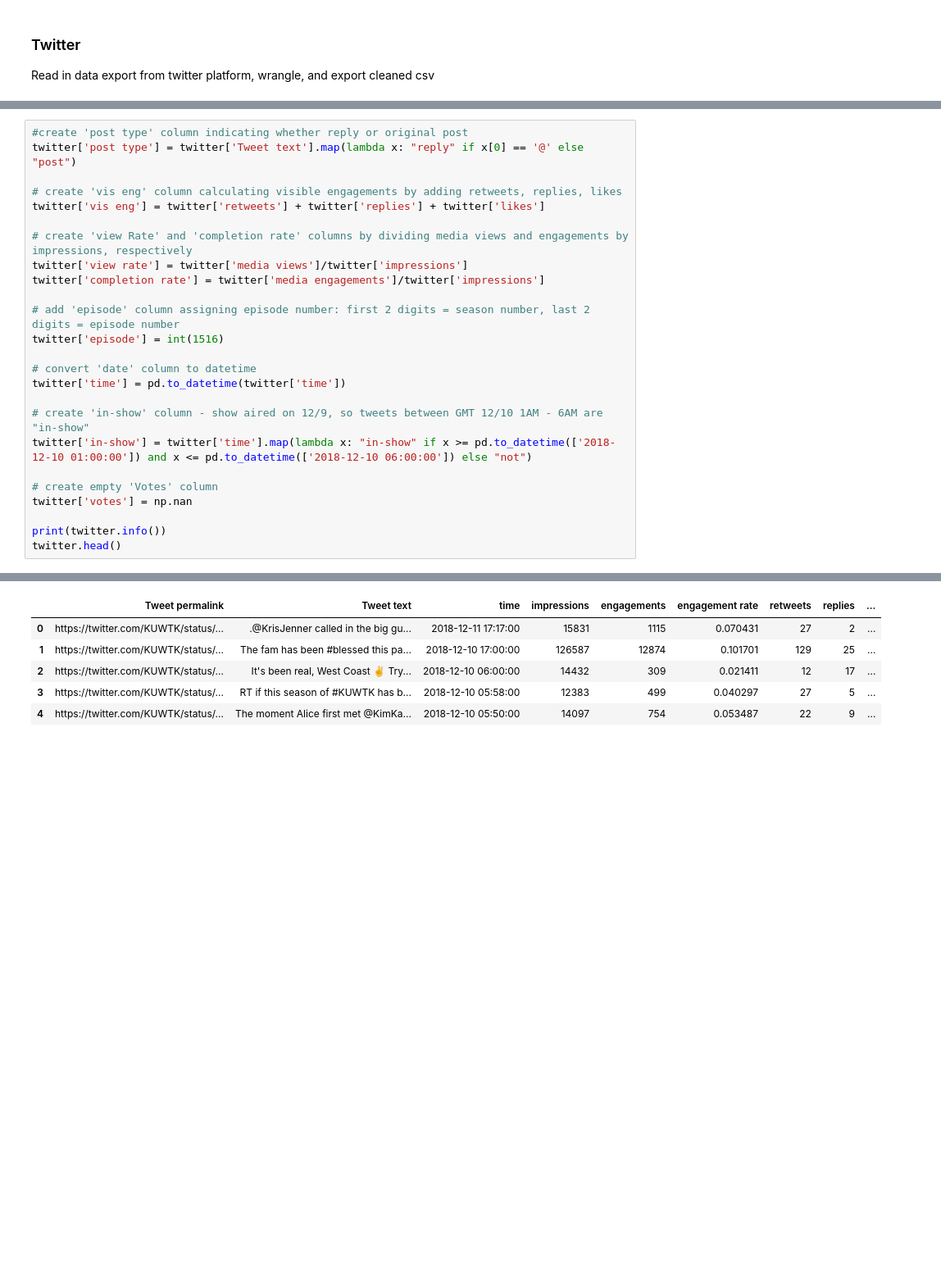
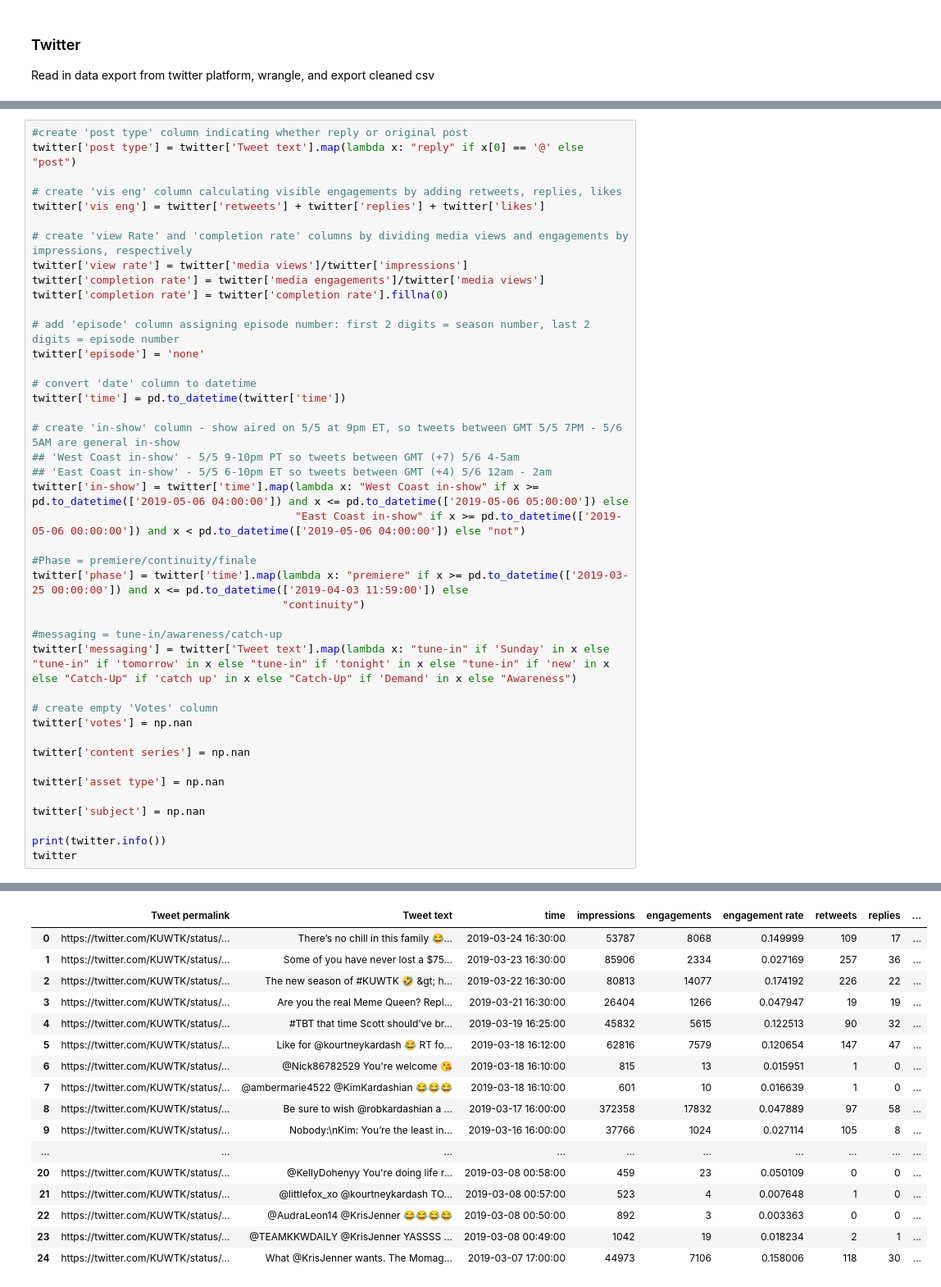
Before and after one commit to ccaddel/E_organic_social_wrangling, a Jupyter notebook: K_Weekly_Reporting.ipynb, the cells around one changed output, grey strips where cells are left out. Shown at 82% size. Saved outputs shown, nothing was run; the diff lists cells and outputs as text; blank space fills up the shorter version.

```diff
--- a/K_Weekly_Reporting.ipynb
+++ b/K_Weekly_Reporting.ipynb
@@ -69,21 +69,38 @@ twitter['vis eng'] = twitter['retweets'] + twitter['replies'] + twitter['likes']
 
 # create 'view Rate' and 'completion rate' columns by dividing media views and engagements by impressions, respectively
 twitter['view rate'] = twitter['media views']/twitter['impressions']
-twitter['completion rate'] = twitter['media engagements']/twitter['impressions']
+twitter['completion rate'] = twitter['media engagements']/twitter['media views']
+twitter['completion rate'] = twitter['completion rate'].fillna(0)
 
 # add 'episode' column assigning episode number: first 2 digits = season number, last 2 digits = episode number
-twitter['episode'] = int(1516)
+twitter['episode'] = 'none'
 
 # convert 'date' column to datetime
 twitter['time'] = pd.to_datetime(twitter['time'])
 
-# create 'in-show' column - show aired on 12/9, so tweets between GMT 12/10 1AM - 6AM are "in-show"
-twitter['in-show'] = twitter['time'].map(lambda x: "in-show" if x >= pd.to_datetime(['2018-12-10 01:00:00']) and x <= pd.to_datetime(['2018-12-10 06:00:00']) else "not")
+# create 'in-show' column - show aired on 5/5 at 9pm ET, so tweets between GMT 5/5 7PM - 5/6 5AM are general in-show
+## 'West Coast in-show' - 5/5 9-10pm PT so tweets between GMT (+7) 5/6 4-5am
+## 'East Coast in-show' - 5/5 6-10pm ET so tweets between GMT (+4) 5/6 12am - 2am
+twitter['in-show'] = twitter['time'].map(lambda x: "West Coast in-show" if x >= pd.to_datetime(['2019-05-06 04:00:00']) and x <= pd.to_datetime(['2019-05-06 05:00:00']) else
+                                         "East Coast in-show" if x >= pd.to_datetime(['2019-05-06 00:00:00']) and x < pd.to_datetime(['2019-05-06 04:00:00']) else "not")
+
+#Phase = premiere/continuity/finale
+twitter['phase'] = twitter['time'].map(lambda x: "premiere" if x >= pd.to_datetime(['2019-03-25 00:00:00']) and x <= pd.to_datetime(['2019-04-03 11:59:00']) else
+                                       "continuity")
+
+#messaging = tune-in/awareness/catch-up
+twitter['messaging'] = twitter['Tweet text'].map(lambda x: "tune-in" if 'Sunday' in x else "tune-in" if 'tomorrow' in x else "tune-in" if 'tonight' in x else "tune-in" if 'new' in x else "Catch-Up" if 'catch up' in x else "Catch-Up" if 'Demand' in x else "Awareness")
 
 # create empty 'Votes' column
 twitter['votes'] = np.nan
 
+twitter['content series'] = np.nan
+
+twitter['asset type'] = np.nan
+
+twitter['subject'] = np.nan
+
 print(twitter.info())
-twitter.head()
+twitter
 # %% [output]
 <class 'pandas.core.frame.DataFrame'>
@@ -105,7 +122,18 @@ memory usage: 16.4+ KB
 None
 |  | Tweet permalink | Tweet text | time | impressions | engagements | engagement rate | retweets | replies | ... |
-| 0 | https://twitter.com/KUWTK/status/... | .@KrisJenner called in the big gu... | 2018-12-11 17:17:00 | 15831 | 1115 | 0.070431 | 27 | 2 | ... |
-| 1 | https://twitter.com/KUWTK/status/... | The fam has been #blessed this pa... | 2018-12-10 17:00:00 | 126587 | 12874 | 0.101701 | 129 | 25 | ... |
-| 2 | https://twitter.com/KUWTK/status/... | It's been real, West Coast ✌️ Try... | 2018-12-10 06:00:00 | 14432 | 309 | 0.021411 | 12 | 17 | ... |
-| 3 | https://twitter.com/KUWTK/status/... | RT if this season of #KUWTK has b... | 2018-12-10 05:58:00 | 12383 | 499 | 0.040297 | 27 | 5 | ... |
-| 4 | https://twitter.com/KUWTK/status/... | The moment Alice first met @KimKa... | 2018-12-10 05:50:00 | 14097 | 754 | 0.053487 | 22 | 9 | ... |
+| 0 | https://twitter.com/KUWTK/status/... | There’s no chill in this family 😂... | 2019-03-24 16:30:00 | 53787 | 8068 | 0.149999 | 109 | 17 | ... |
+| 1 | https://twitter.com/KUWTK/status/... | Some of you have never lost a $75... | 2019-03-23 16:30:00 | 85906 | 2334 | 0.027169 | 257 | 36 | ... |
+| 2 | https://twitter.com/KUWTK/status/... | The new season of #KUWTK 🤣 &gt; h... | 2019-03-22 16:30:00 | 80813 | 14077 | 0.174192 | 226 | 22 | ... |
+| 3 | https://twitter.com/KUWTK/status/... | Are you the real Meme Queen? Repl... | 2019-03-21 16:30:00 | 26404 | 1266 | 0.047947 | 19 | 19 | ... |
+| 4 | https://twitter.com/KUWTK/status/... | #TBT that time Scott should’ve br... | 2019-03-19 16:25:00 | 45832 | 5615 | 0.122513 | 90 | 32 | ... |
+| 5 | https://twitter.com/KUWTK/status/... | Like for @kourtneykardash 😂 RT fo... | 2019-03-18 16:12:00 | 62816 | 7579 | 0.120654 | 147 | 47 | ... |
+| 6 | https://twitter.com/KUWTK/status/... | @Nick86782529 You're welcome 😘 | 2019-03-18 16:10:00 | 815 | 13 | 0.015951 | 1 | 0 | ... |
+| 7 | https://twitter.com/KUWTK/status/... | @ambermarie4522 @KimKardashian 😂😂😂 | 2019-03-18 16:10:00 | 601 | 10 | 0.016639 | 1 | 0 | ... |
+| 8 | https://twitter.com/KUWTK/status/... | Be sure to wish @robkardashian a ... | 2019-03-17 16:00:00 | 372358 | 17832 | 0.047889 | 97 | 58 | ... |
+| 9 | https://twitter.com/KUWTK/status/... | Nobody:\nKim: You’re the least in... | 2019-03-16 16:00:00 | 37766 | 1024 | 0.027114 | 105 | 8 | ... |
+| ... | ... | ... | ... | ... | ... | ... | ... | ... | ... |
+| 20 | https://twitter.com/KUWTK/status/... | @KellyDohenyy You're doing life r... | 2019-03-08 00:58:00 | 459 | 23 | 0.050109 | 0 | 0 | ... |
+| 21 | https://twitter.com/KUWTK/status/... | @littlefox_xo @kourtneykardash TO... | 2019-03-08 00:57:00 | 523 | 4 | 0.007648 | 1 | 0 | ... |
+| 22 | https://twitter.com/KUWTK/status/... | @AudraLeon14 @KrisJenner 😂😂😂😂 | 2019-03-08 00:50:00 | 892 | 3 | 0.003363 | 0 | 0 | ... |
+| 23 | https://twitter.com/KUWTK/status/... | @TEAMKKWDAILY @KrisJenner YASSSS ... | 2019-03-08 00:49:00 | 1042 | 19 | 0.018234 | 2 | 1 | ... |
+| 24 | https://twitter.com/KUWTK/status/... | What @KrisJenner wants. The Momag... | 2019-03-07 17:00:00 | 44973 | 7106 | 0.158006 | 118 | 30 | ... |
```
Also changed, not shown: parts of 23 cells of this notebook.
